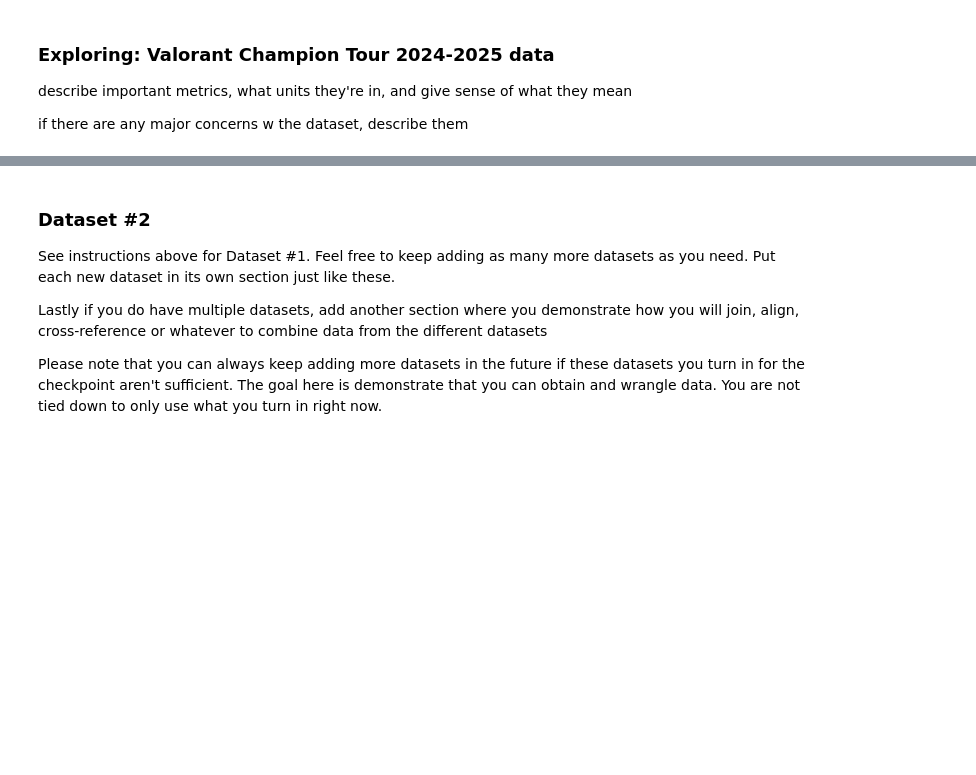
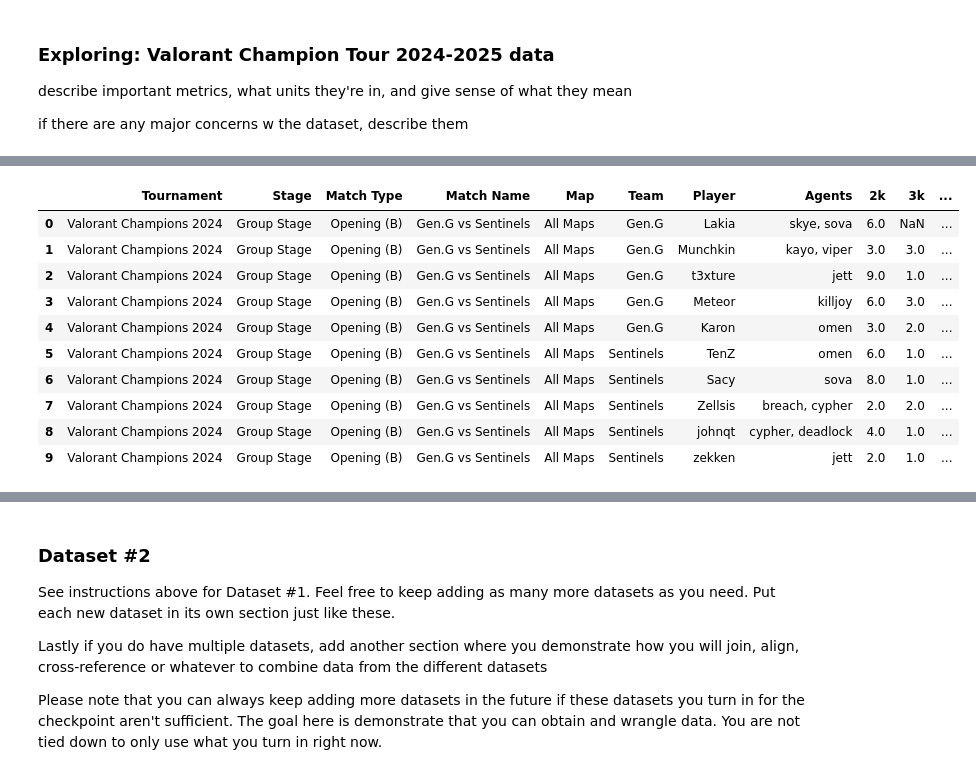
Before and after one commit to COGS108/Group102_WI26, a Jupyter notebook: 01-DataCheckpoint.ipynb, the cells around one changed output, grey strips where cells are left out. Cells and saved outputs as stored; diff of their text form; code cells hidden in the pictures; blank space fills up the shorter version.

```diff
--- a/01-DataCheckpoint.ipynb
+++ b/01-DataCheckpoint.ipynb
@@ -204,0 +216,19 @@ import numpy as np
+# %%
+## Matches
+draft_phase = pd.read_csv('data/00-raw/vct_both_2024_2025/vct_2024/matches/draft_phase.csv')
+
+eco_rounds = pd.read_csv('data/00-raw/vct_both_2024_2025/vct_2024/matches/eco_rounds.csv')
+eco_stats = pd.read_csv('data/00-raw/vct_both_2024_2025/vct_2024/matches/eco_stats.csv')
+
+kills_stats = pd.read_csv('data/00-raw/vct_both_2024_2025/vct_2024/matches/kills_stats.csv')
+kills = pd.read_csv('data/00-raw/vct_both_2024_2025/vct_2024/matches/kills.csv')
+
+maps_played = pd.read_csv('data/00-raw/vct_both_2024_2025/vct_2024/matches/maps_played.csv')
+maps_scores = pd.read_csv('data/00-raw/vct_both_2024_2025/vct_2024/matches/maps_scores.csv')
+overview = pd.read_csv('data/00-raw/vct_both_2024_2025/vct_2024/matches/overview.csv')
+rounds_kills = pd.read_csv('data/00-raw/vct_both_2024_2025/vct_2024/matches/rounds_kills.csv')
+scores = pd.read_csv('data/00-raw/vct_both_2024_2025/vct_2024/matches/scores.csv')
+team_mapping = pd.read_csv('data/00-raw/vct_both_2024_2025/vct_2024/matches/team_mapping.csv')
+
+winloss_count = pd.read_csv('data/00-raw/vct_both_2024_2025/vct_2024/matches/win_loss_methods_count.csv')
+winloss_round = pd.read_csv('data/00-raw/vct_both_2024_2025/vct_2024/matches/win_loss_methods_round_number.csv')
@@ -204,0 +658,19 @@ import numpy as np
+# %%
+kills_stats[
+    kills_stats[["2k", "3k", "4k", "5k"]].isna().any(axis=1)
+].head(10)
+kills_stats[
+    kills_stats[["1v1", "1v2", "1v3", "1v4", "1v5"]].isna().any(axis=1)
+].head(10)
+# %% [output]
+|  | Tournament | Stage | Match Type | Match Name | Map | Team | Player | Agents | 2k | 3k | ... |
+| 0 | Valorant Champions 2024 | Group Stage | Opening (B) | Gen.G vs Sentinels | All Maps | Gen.G | Lakia | skye, sova | 6.0 | NaN | ... |
+| 1 | Valorant Champions 2024 | Group Stage | Opening (B) | Gen.G vs Sentinels | All Maps | Gen.G | Munchkin | kayo, viper | 3.0 | 3.0 | ... |
+| 2 | Valorant Champions 2024 | Group Stage | Opening (B) | Gen.G vs Sentinels | All Maps | Gen.G | t3xture | jett | 9.0 | 1.0 | ... |
+| 3 | Valorant Champions 2024 | Group Stage | Opening (B) | Gen.G vs Sentinels | All Maps | Gen.G | Meteor | killjoy | 6.0 | 3.0 | ... |
+| 4 | Valorant Champions 2024 | Group Stage | Opening (B) | Gen.G vs Sentinels | All Maps | Gen.G | Karon | omen | 3.0 | 2.0 | ... |
+| 5 | Valorant Champions 2024 | Group Stage | Opening (B) | Gen.G vs Sentinels | All Maps | Sentinels | TenZ | omen | 6.0 | 1.0 | ... |
+| 6 | Valorant Champions 2024 | Group Stage | Opening (B) | Gen.G vs Sentinels | All Maps | Sentinels | Sacy | sova | 8.0 | 1.0 | ... |
+| 7 | Valorant Champions 2024 | Group Stage | Opening (B) | Gen.G vs Sentinels | All Maps | Sentinels | Zellsis | breach, cypher | 2.0 | 2.0 | ... |
+| 8 | Valorant Champions 2024 | Group Stage | Opening (B) | Gen.G vs Sentinels | All Maps | Sentinels | johnqt | cypher, deadlock | 4.0 | 1.0 | ... |
+| 9 | Valorant Champions 2024 | Group Stage | Opening (B) | Gen.G vs Sentinels | All Maps | Sentinels | zekken | jett | 2.0 | 1.0 | ... |
```
Also changed, not shown: parts of 61 cells of this notebook.
